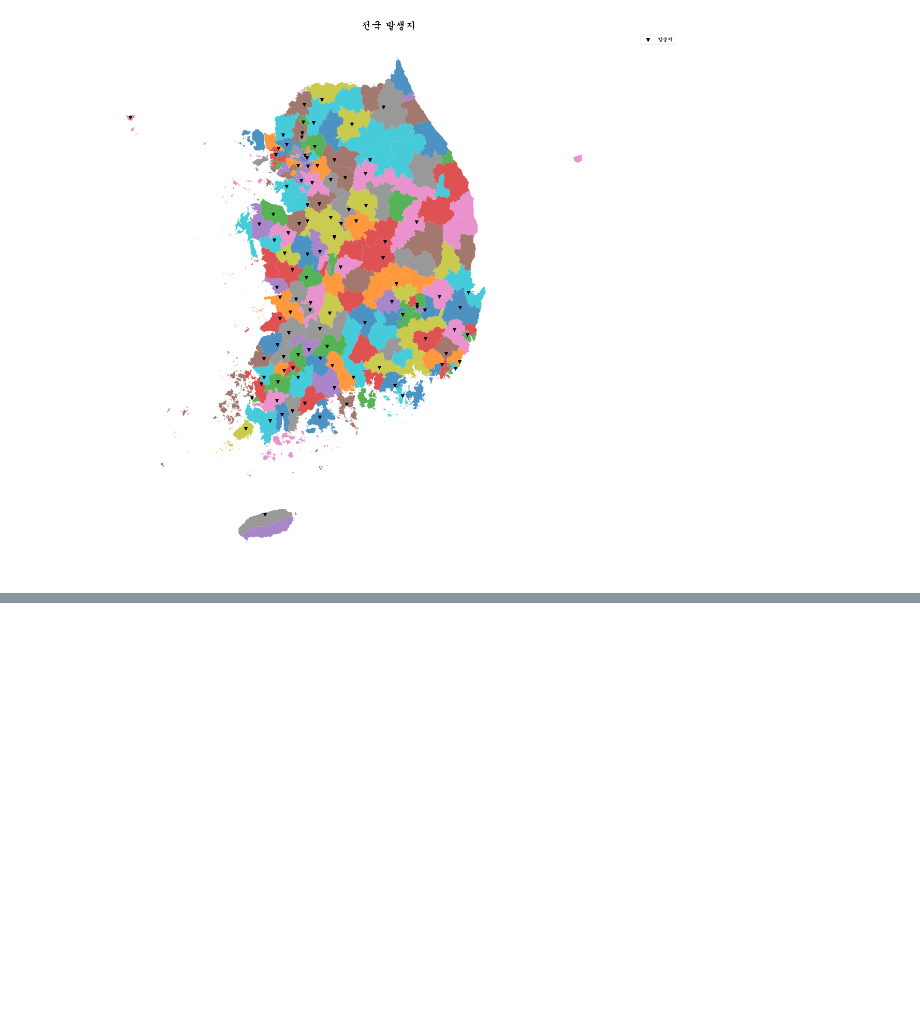
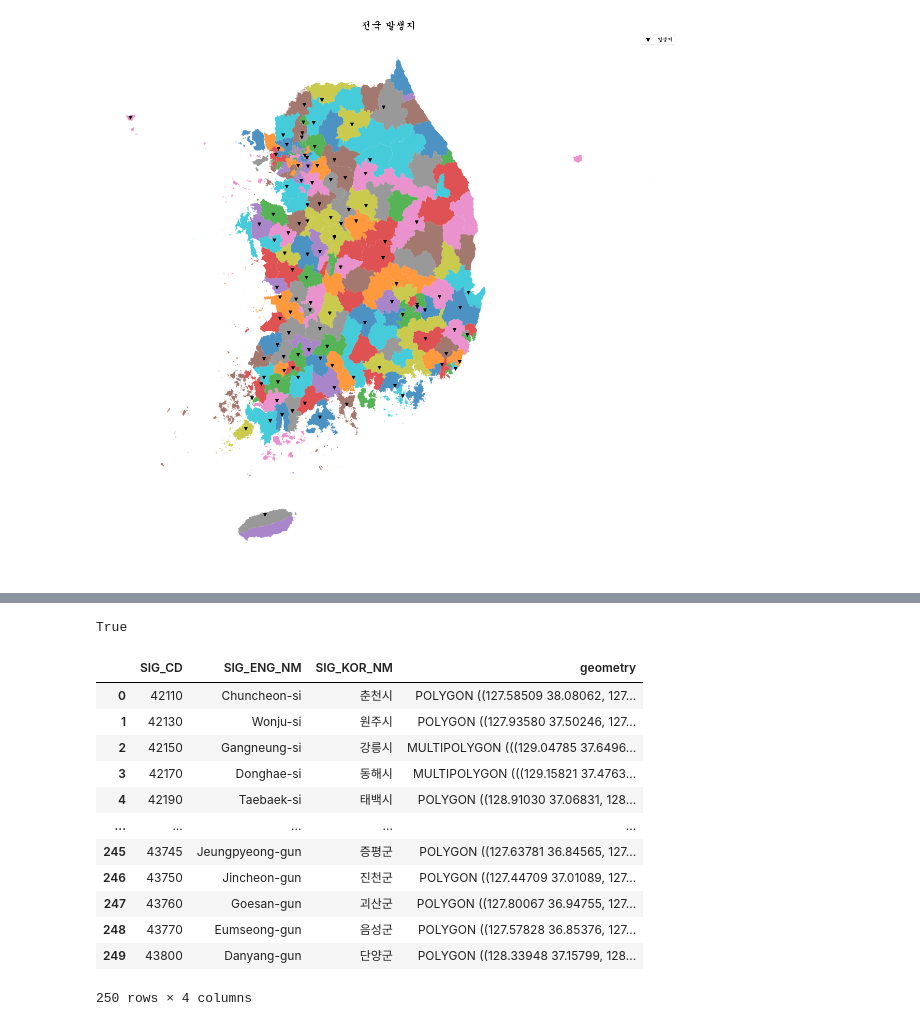
Before and after one commit to jiwoo-coding/aiai, a Jupyter notebook: AIAI시각화.ipynb, the cells around one changed output, grey strips where cells are left out. Saved outputs shown, nothing was run; the diff lists cells and outputs as text; code cells hidden in the pictures; blank space fills up the shorter version.

```diff
--- a/AIAI시각화.ipynb
+++ b/AIAI시각화.ipynb
@@ -246,0 +256,19 @@ plt.show
+# %%
+m.choropleth(
+    geo_data=local33,
+    name='발생지',
+    data=local33,
+    columns=['SIG_CD', '월'],
+    fill_color='YlGn',
+    fill_opacity=0.7,
+    line_opacity=0.3,
+    color = 'gray',
+    legend_name = '발생지'
+)
+
+folium.LayerControl().add_to(m)
+
+m.save('folium_kr.html')
+webbrowser.open_new("folium_kr.html")
+# %% [output]
+True
@@ -246,0 +278,19 @@ plt.show
+# %%
+#행정구역 파일 가져오기
+state_geo = gpd.GeoDataFrame.from_file('시군구/SIG2.json')
+# %%
+state_geo
+# %% [output]
+|  | SIG_CD | SIG_ENG_NM | SIG_KOR_NM | geometry |
+| 0 | 42110 | Chuncheon-si | 춘천시 | POLYGON ((127.58509 38.08062, 127... |
+| 1 | 42130 | Wonju-si | 원주시 | POLYGON ((127.93580 37.50246, 127... |
+| 2 | 42150 | Gangneung-si | 강릉시 | MULTIPOLYGON (((129.04785 37.6496... |
+| 3 | 42170 | Donghae-si | 동해시 | MULTIPOLYGON (((129.15821 37.4763... |
+| 4 | 42190 | Taebaek-si | 태백시 | POLYGON ((128.91030 37.06831, 128... |
+| ... | ... | ... | ... | ... |
+| 245 | 43745 | Jeungpyeong-gun | 증평군 | POLYGON ((127.63781 36.84565, 127... |
+| 246 | 43750 | Jincheon-gun | 진천군 | POLYGON ((127.44709 37.01089, 127... |
+| 247 | 43760 | Goesan-gun | 괴산군 | POLYGON ((127.80067 36.94755, 127... |
+| 248 | 43770 | Eumseong-gun | 음성군 | POLYGON ((127.57828 36.85376, 127... |
+| 249 | 43800 | Danyang-gun | 단양군 | POLYGON ((128.33948 37.15799, 128... |
+250 rows × 4 columns
```
Also changed, not shown: parts of 14 cells of this notebook.
